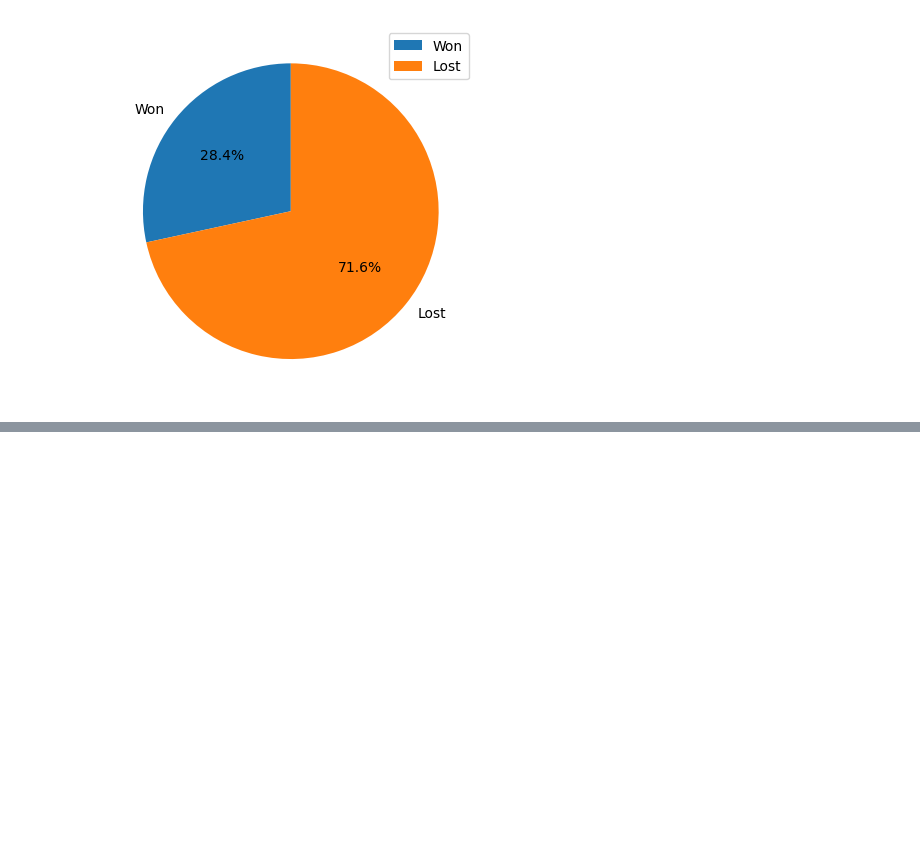
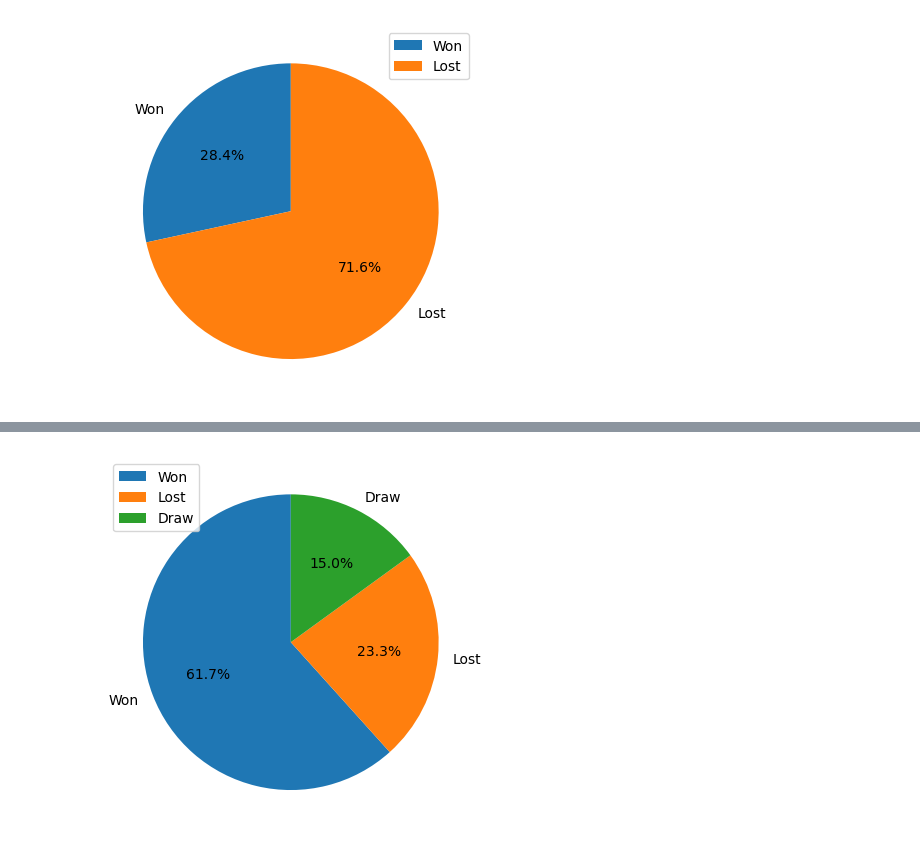
Before and after one commit to Jamal-Jillo/jurgen_klopp_data_analysis, a Jupyter notebook: EDA.ipynb, the cells around one changed output, grey strips where cells are left out. Saved outputs shown, nothing was run; the diff lists cells and outputs as text; code cells hidden in the pictures; blank space fills up the shorter version.

```diff
--- a/EDA.ipynb
+++ b/EDA.ipynb
@@ -263,0 +280,36 @@ plt.show()
+# %%
+
+# Find how many matches Liverpool played in each competition
+Epl_count = 0
+Ucl_count = 0
+Fa_count = 0
+shield_count = 0
+europa_count = 0
+Efl_count = 0
+leaguecup_count =0
+for i in range(len(cleaned_df)):
+    if cleaned_df['home_team'][i] == 'Liverpool' or cleaned_df['away_team'][i] == 'Liverpool':
+        if cleaned_df['competition'][i] == 'UEFA Champions League':
+            Ucl_count += 1
+        elif cleaned_df['competition'][i] == 'Premier League':
+            Epl_count += 1
+        elif cleaned_df['competition'][i] == 'FA Cup':
+            Fa_count += 1
+        elif cleaned_df['competition'][i] == 'Community Shield':
+            shield_count += 1
+        elif cleaned_df['competition'][i] == 'Europa League':
+            europa_count += 1
+        elif cleaned_df['competition'][i] == 'EFL Cup':
+            Efl_count += 1
+        elif cleaned_df['competition'][i] == 'League Cup':
+            leaguecup_count += 1
+
+
+
+print("Liverpool played {} matches in the Premier League".format(Epl_count))
+print("Liverpool played {} matches in the UEFA Champions League".format(Ucl_count))
+print("Liverpool played {} matches in the FA Cup".format(Fa_count))
+print("Liverpool played {} matches in the Community Shield".format(shield_count))
+print("Liverpool played {} matches in the Europa League".format(europa_count))
+print("Liverpool played {} matches in the EFL Cup".format(Efl_count))
+print("Liverpool played {} matches in the League Cup".format(leaguecup_count))
@@ -263,0 +373,8 @@ plt.show()
+# %%
+# pie chart for Uefa Champions League
+pie_labels_ucl = ['Won', 'Lost', 'Draw']
+plt.pie([liv_ucl_wins, liv_ucl_loss, liv_ucl_draws], labels=pie_labels_ucl, autopct='%1.1f%%', startangle=90)
+plt.legend(pie_labels_ucl, loc="best")
+plt.show()
+# %% [output]
+[figure, added]
```
Also changed, not shown: parts of 7 cells of this notebook, 4 other files.
